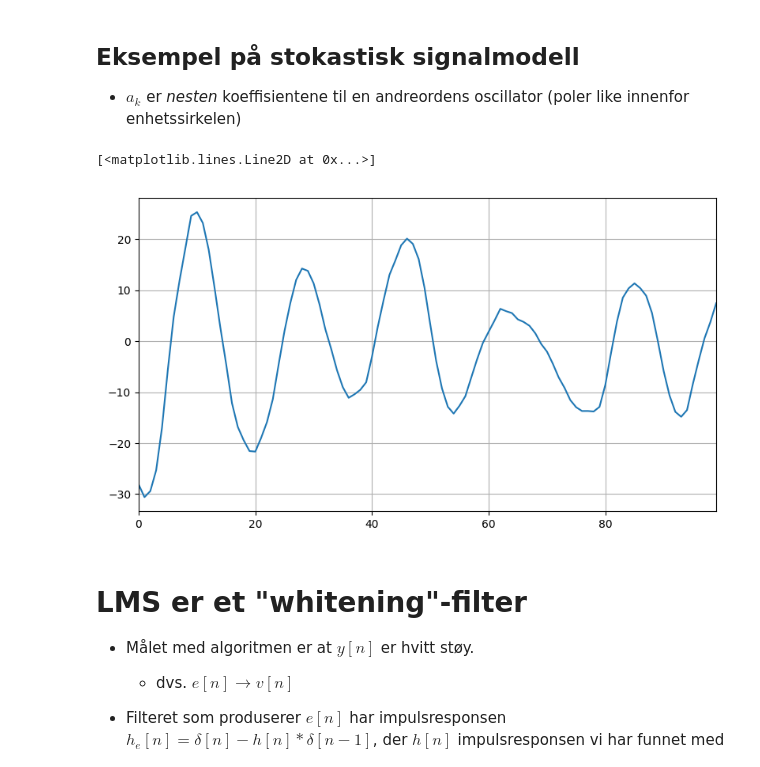
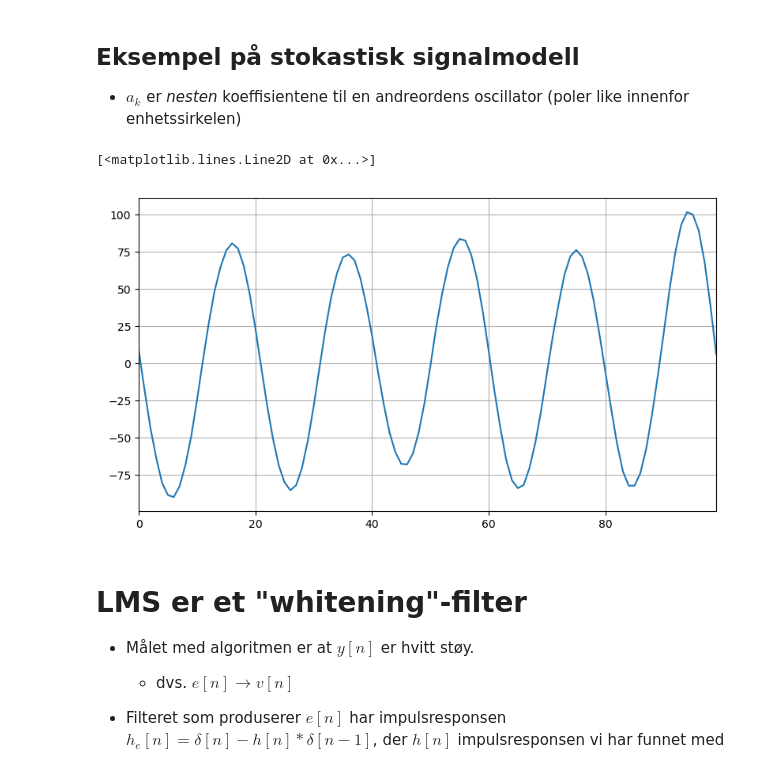
Before and after one commit to kaierih/AIS2201_Lecture_Notes, a Jupyter notebook: 18_Z-transform.ipynb, the cells around one changed output. Cells and saved outputs as stored; diff of their text form; code cells hidden in the pictures.

```diff
--- a/18_Z-transform.ipynb
+++ b/18_Z-transform.ipynb
@@ -279,16 +274,16 @@ $$x[n] = v[n] - \sum_{k=1}^{M}a_k \cdot x[n-k], \ \ \ v[n] \sim \mathcal{N}(\mu,
 
 * $a_k$ er *nesten* koeffisientene til en andreordens oscillator (poler like innenfor enhetssirkelen)
 # %%
-r = 0.99 # Radius for pol-koordinater
-w_0 = np.pi/9  # Frekvens for "sinuslignende" signal
+r = 0.999 # Radius for pol-koordinater
+w_0 = np.pi/10  # Frekvens for "sinuslignende" signal
 a = [1, -2*r*np.cos(w_0), r**2]
 vn = np.random.normal(0, 1, size=10000)
 xn = sig.lfilter([1], a, vn)
 plt.figure()
 plt.plot(xn[-100:])
 # %% [output]
 [<matplotlib.lines.Line2D at 0x...>]
-[figure, old version]
+[figure, new version]
 # %% [markdown]
 # LMS er et "whitening"-filter
 * Målet med algoritmen er at $y[n]$ er hvitt støy.
```
Also changed, not shown: parts of 15 cells of this notebook, 8 other files.
